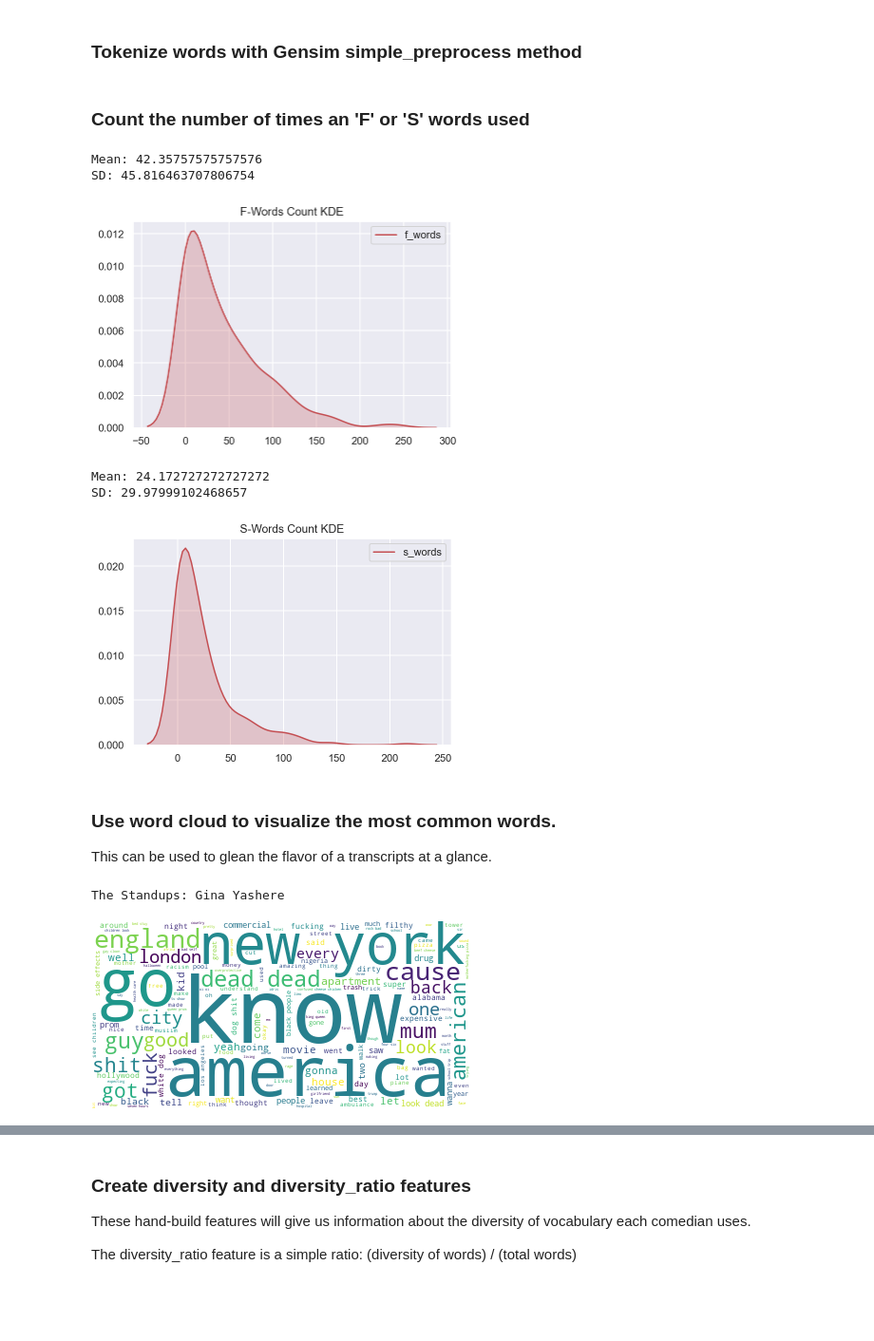
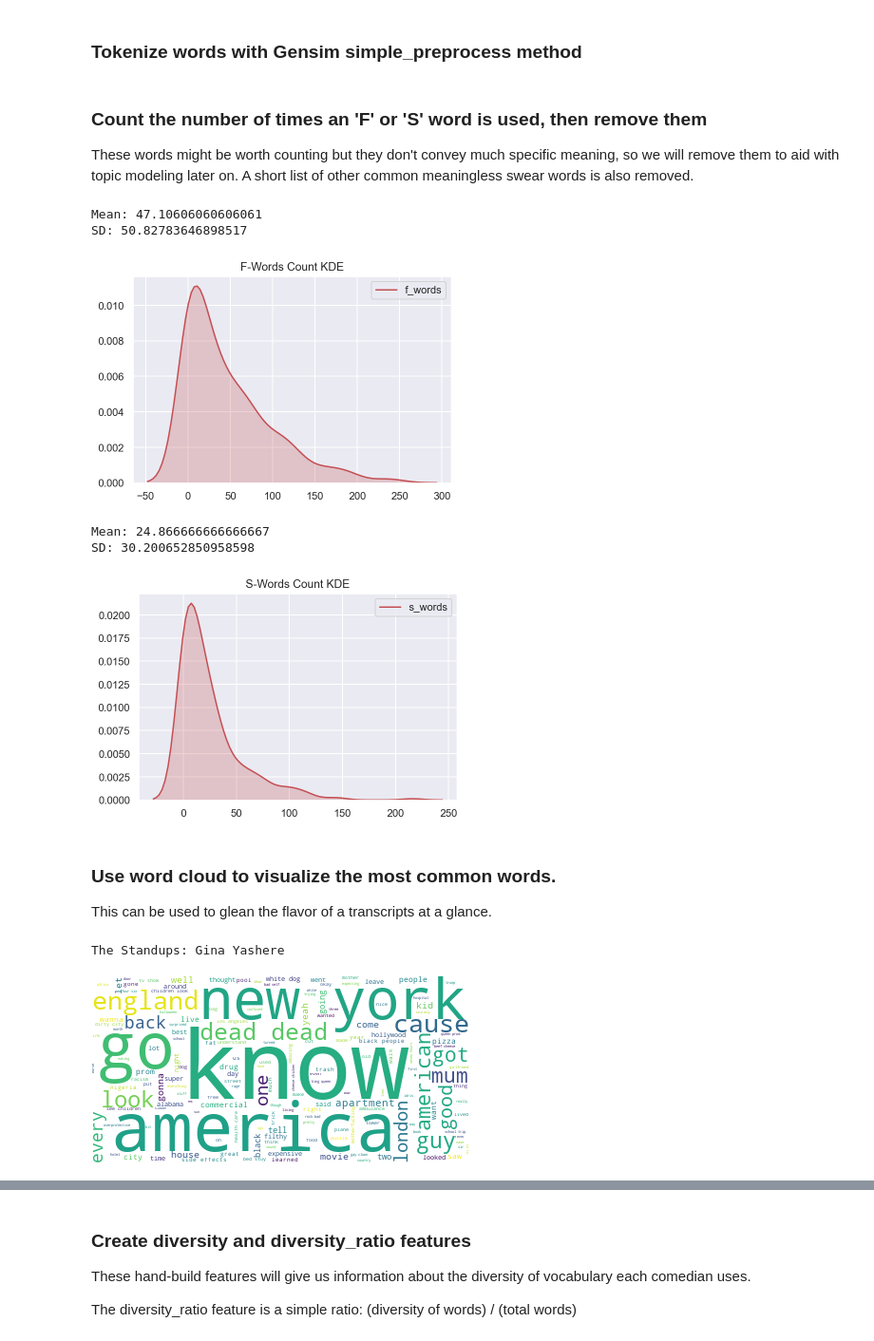
Before and after one commit to SethGo/Comedy, a Jupyter notebook: cleaning.ipynb, the cells around one changed output, grey strips where cells are left out. Shown at 95% size. Saved outputs shown, nothing was run; the diff lists cells and outputs as text; code cells hidden in the pictures; blank space fills up the shorter version.

```diff
--- a/cleaning.ipynb
+++ b/cleaning.ipynb
@@ -157,19 +152,29 @@ SD: 0.9029694842851724
 [figure]
 # %% [markdown]
 ### Tokenize words with Gensim simple_preprocess method
+# %%
+import pandas as pd
+# # Cleaning checkpoint... df saved to pickle
+# df.to_pickle('./stand-up-data-cleaned-temp.pkl')
+
+# For loading df to resume cleaning
+df = pd.read_pickle('stand-up-data-cleaned-temp.pkl')
 # %%
 from nltk.corpus import stopwords
+from nltk import word_tokenize
 from gensim.utils import simple_preprocess
 
 stop_words = stopwords.words('english')
+stop_words.extend(['audience', 'laughter', 'laughing', 'announcer', 'narrator', 'cos']) # Extra words to remove, specific to this dataset
 
-# Tokenize, lowercase, and remove stopwords in one line
-df['words'] = df.transcript.apply(lambda x: [word for word in simple_preprocess(x) if word not in stop_words])
+# Tokenize, lowercase, remove punctuation and remove stopwords in one line
+df['words'] = df.transcript.apply(lambda x: [word for word in simple_preprocess(x, deacc=True) if word not in stop_words])
 
 # Get word count
 df['word_count'] = df.words.apply(lambda x: len(x))
-# %% [markdown]
-### Count the number of times an 'F' or 'S' words used
+# %% [markdown]
+### Count the number of times an 'F' or 'S' word is used, then remove them
+These words might be worth counting but they don't convey much specific meaning, so we will remove them to aid with topic modeling later on. A short list of other common meaningless swear words is also removed.
 # %%
 def get_swear_counts(input_list, swear_list):
     swears = 0
@@ -178,11 +183,15 @@ def get_swear_counts(input_list, swear_list):
             swears += 1
     return swears
 
-f_words = ['fuck', 'fucking', 'fuckin', 'fucker', 'fucka']
-s_words = ['shit', 'shitter', 'shitting', 'shite', 'bullshit']
+f_words = ['fuck', 'fucking', 'fuckin', 'fucker', 'muthafucka', 'motherfuckers', 'motherfucke', 'motha', 'motherfucker']
+s_words = ['shit', 'shitter', 'shitting', 'shite', 'bullshit', 'shitty']
 
 df['f_words'] = df.words.apply(lambda x: get_swear_counts(x, f_words))
 df['s_words'] = df.words.apply(lambda x: get_swear_counts(x, s_words))
+
+swears = f_words + s_words + ['cunt', 'asshole', 'damn', 'goddamn', 'cocksucker']
+
+df['words'] = df.words.apply(lambda x: [word for word in x if word not in swears])
 # %%
 ax = sns.kdeplot(df.f_words, shade=True, color="r")
 ax.set_title('F-Words Count KDE')
@@ -191,9 +200,9 @@ sd = df.f_words.std()
 print(f'Mean: {mean}')
 print(f'SD: {sd}')
 # %% [output]
-Mean: 42.35757575757576
-SD: 45.816463707806754
+Mean: 47.10606060606061
+SD: 50.82783646898517
-[figure, old version]
+[figure, new version]
 # %%
 ax = sns.kdeplot(df.s_words, shade=True, color="r")
 ax.set_title('S-Words Count KDE')
@@ -202,22 +211,22 @@ sd = df.s_words.std()
 print(f'Mean: {mean}')
 print(f'SD: {sd}')
 # %% [output]
-Mean: 24.172727272727272
-SD: 29.97999102468657
+Mean: 24.866666666666667
+SD: 30.200652850958598
-[figure, old version]
+[figure, new version]
 # %% [markdown]
 ### Use word cloud to visualize the most common words.
 This can be used to glean the flavor of a transcripts at a glance.
 # %%
 from wordcloud import WordCloud
 
 print(df.title[60])
-wordcloud = WordCloud(background_color="white", max_words=5000, contour_width=3, contour_color='steelblue')
+wordcloud = WordCloud(background_color="white", max_words=5000, contour_width=3, contour_color='midnightblue')
 wordcloud.generate(' '.join(df.words[60]))
 wordcloud.to_image()
 # %% [output]
 The Standups: Gina Yashere
-[figure, old version]
+[figure, new version]
 # %%
 print(df.title[90])
 wordcloud.generate(' '.join(df.words[90]))
```
Also changed, not shown: parts of 12 cells of this notebook, 10 other files.
